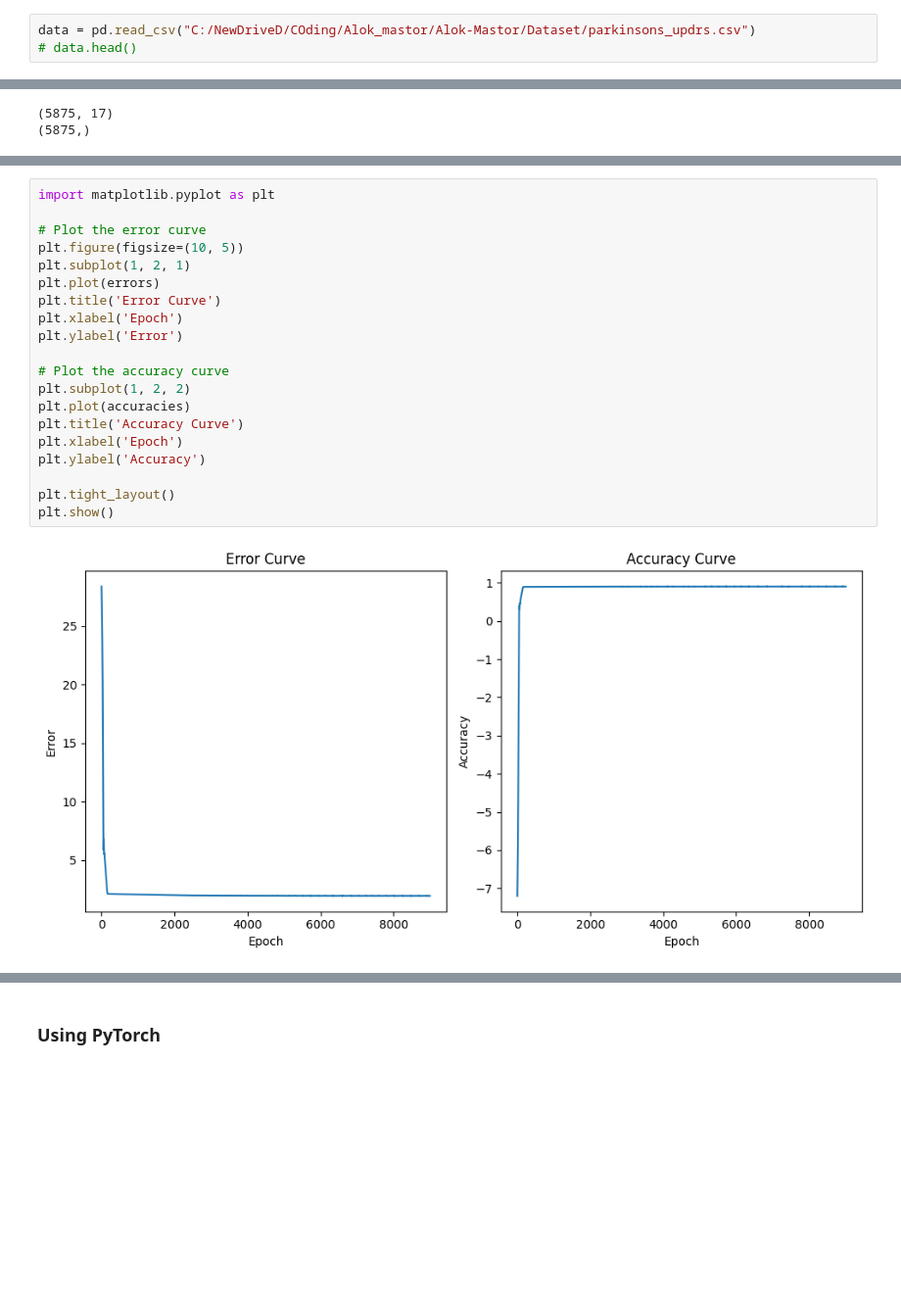
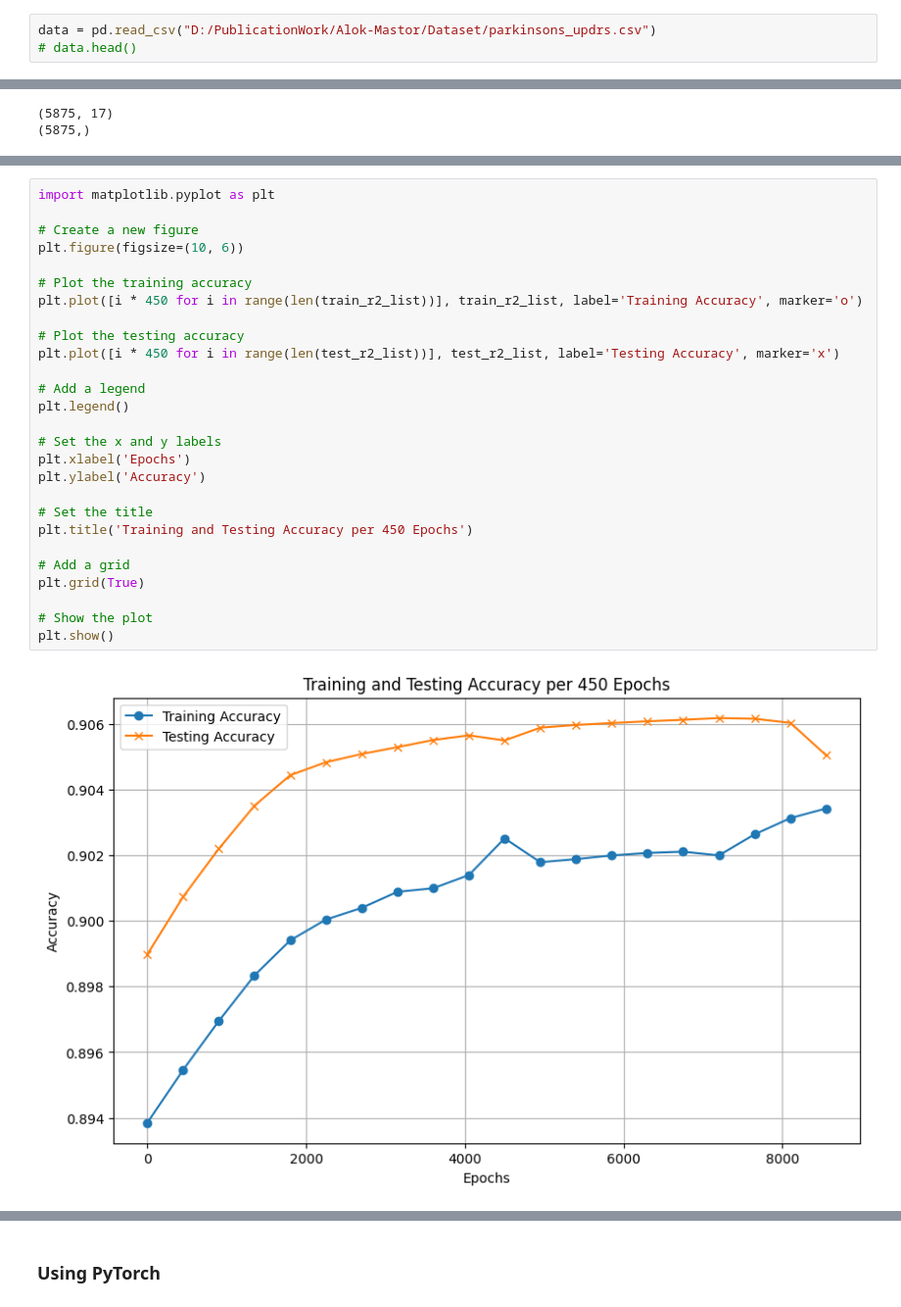
Before and after one commit to Samaresh-16/Parkinson_deepLearning, a Jupyter notebook: Codes/UPDRS.ipynb, the cells around one changed output, grey strips where cells are left out. Shown at 98% size. Saved outputs shown, nothing was run; the diff lists cells and outputs as text; blank space fills up the shorter version.

Commit message:
Plots Added UPDRS

```diff
--- a/Codes/UPDRS.ipynb
+++ b/Codes/UPDRS.ipynb
@@ -4,7 +4,7 @@ import numpy as np
 from scipy import stats
 from sklearn.model_selection import train_test_split
 # %%
-data = pd.read_csv("C:/NewDriveD/COding/Alok_mastor/Alok-Mastor/Dataset/parkinsons_updrs.csv")
+data = pd.read_csv("D:/PublicationWork/Alok-Mastor/Dataset/parkinsons_updrs.csv")
 # data.head()
 # %%
 # Check for NaN values
@@ -275,22 +296,29 @@ Testing Loss: 1.8317, Testing R2 Score: 0.9063
-# %%
-import matplotlib.pyplot as plt
-
-# Plot the error curve
-plt.figure(figsize=(10, 5))
-plt.subplot(1, 2, 1)
-plt.plot(errors)
-plt.title('Error Curve')
-plt.xlabel('Epoch')
-plt.ylabel('Error')
-
-# Plot the accuracy curve
-plt.subplot(1, 2, 2)
-plt.plot(accuracies)
-plt.title('Accuracy Curve')
-plt.xlabel('Epoch')
-plt.ylabel('Accuracy')
-
-plt.tight_layout()
-plt.show()
-# %% [output]
-[figure, removed]
+# %%
+import matplotlib.pyplot as plt
+
+# Create a new figure
+plt.figure(figsize=(10, 6))
+
+# Plot the training accuracy
+plt.plot([i * 450 for i in range(len(train_r2_list))], train_r2_list, label='Training Accuracy', marker='o')
+
+# Plot the testing accuracy
+plt.plot([i * 450 for i in range(len(test_r2_list))], test_r2_list, label='Testing Accuracy', marker='x')
+
+# Add a legend
+plt.legend()
+
+# Set the x and y labels
+plt.xlabel('Epochs')
+plt.ylabel('Accuracy')
+
+# Set the title
+plt.title('Training and Testing Accuracy per 450 Epochs')
+
+# Add a grid
+plt.grid(True)
+
+# Show the plot
+plt.show()
+# %% [output]
+[figure, added]
```
Also changed, not shown: parts of 15 cells of this notebook, 2 other files.
